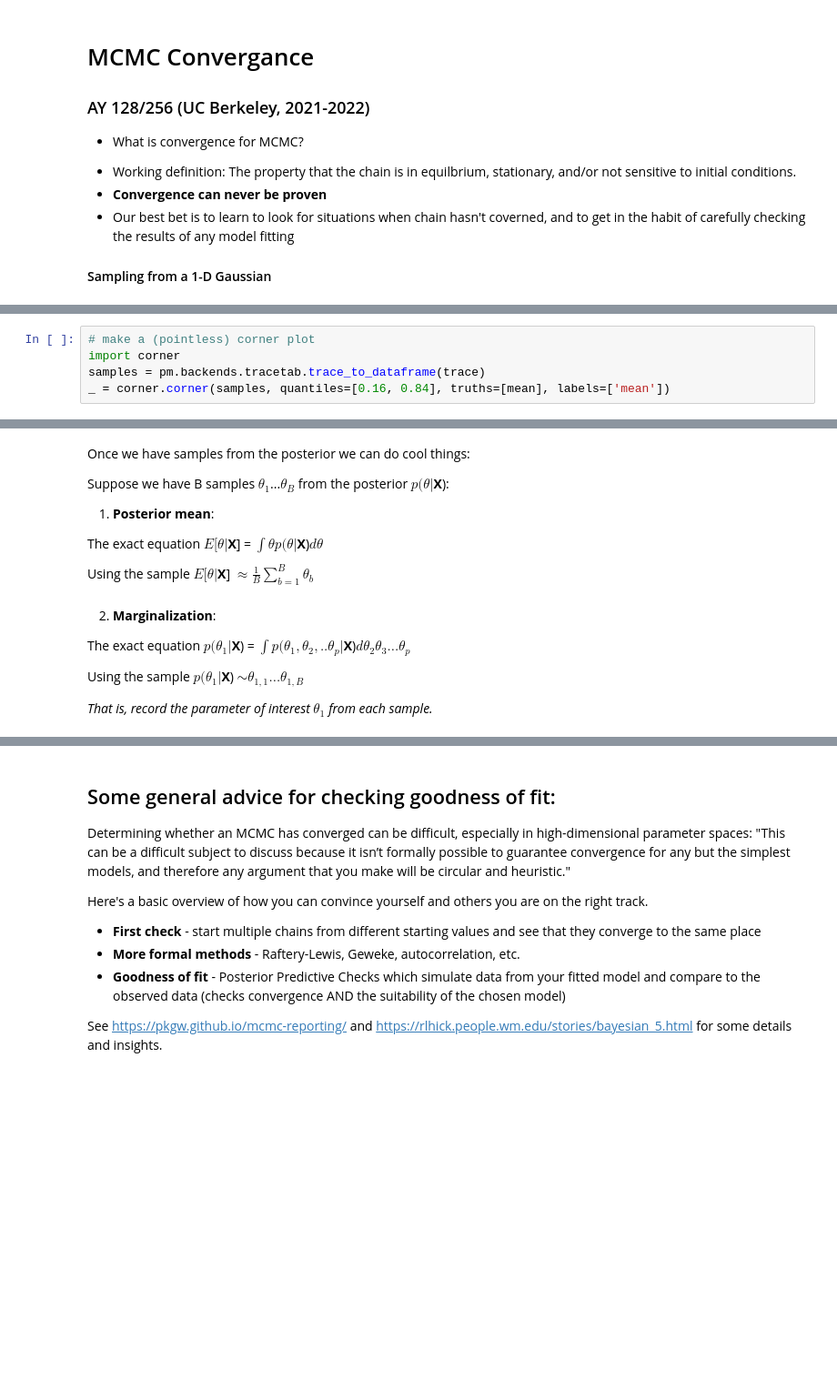
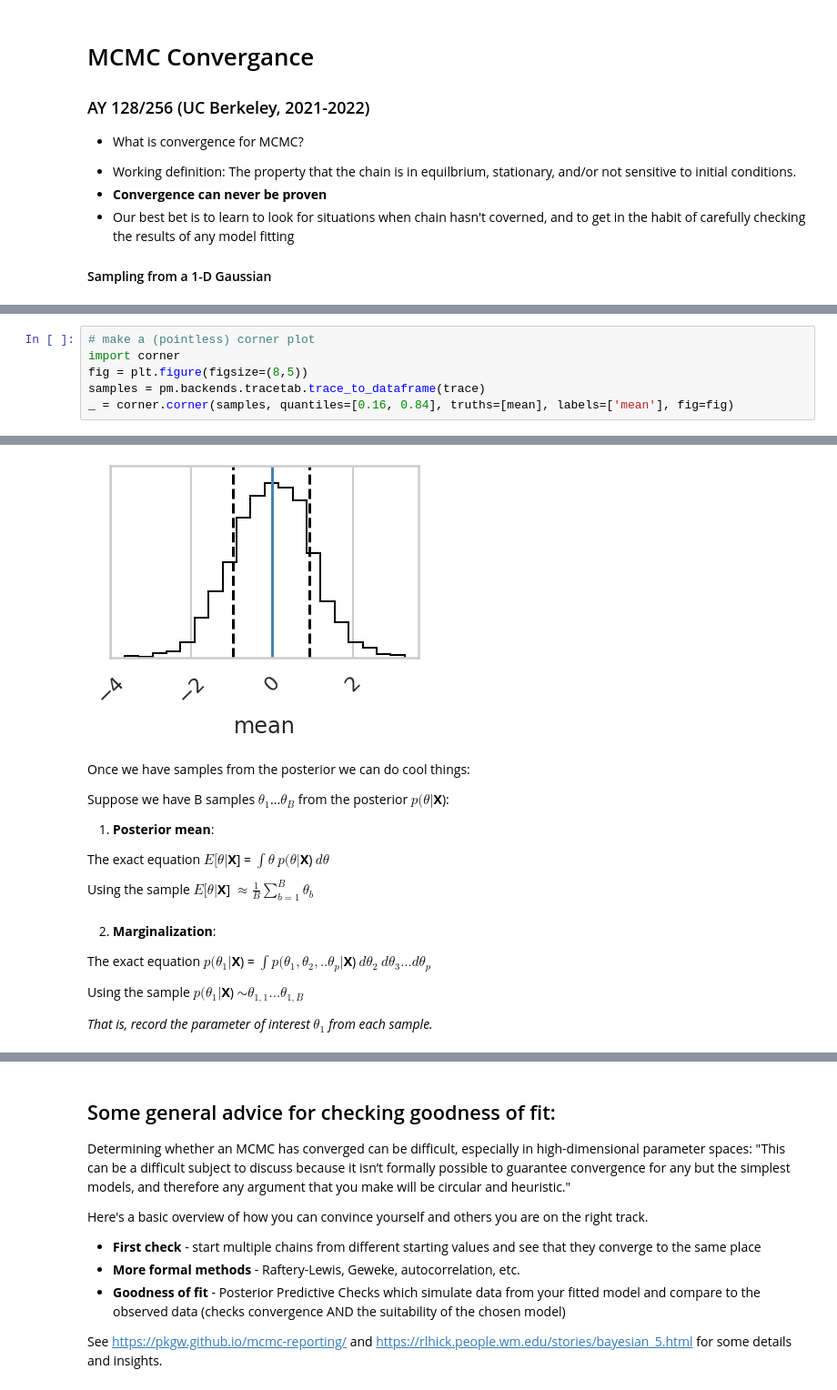
Before and after one commit to ucb-datalab/course_materials_2022, a Jupyter notebook: Lectures/Lecture03_extinction_MCMC/02_convergence.ipynb, the cells around one changed output, grey strips where cells are left out. Shown at 91% size. Saved outputs shown, nothing was run; the diff lists cells and outputs as text; blank space fills up the shorter version.

```diff
--- a/Lectures/Lecture03_extinction_MCMC/02_convergence.ipynb
+++ b/Lectures/Lecture03_extinction_MCMC/02_convergence.ipynb
@@ -56,6 +57,7 @@ with model:
 # %%
 # make a (pointless) corner plot
 import corner
+fig = plt.figure(figsize=(8,5))
 samples = pm.backends.tracetab.trace_to_dataframe(trace)
-_ = corner.corner(samples, quantiles=[0.16, 0.84], truths=[mean], labels=['mean'])
+_ = corner.corner(samples, quantiles=[0.16, 0.84], truths=[mean], labels=['mean'], fig=fig)
 # %% [output]
@@ -63,3 +65,4 @@ AttributeError: module 'pymc.backends' has no attribute 'tracetab'
+[figure, added]
 # %% [markdown]
 Once we have samples from the posterior we can do cool things:
 
@@ -67,13 +70,13 @@ Suppose we have B samples $\theta_1$...$\theta_B$ from the posterior $p(\theta|$
 
 1) **Posterior mean**:
 
-The exact equation $E[\theta|$**X**] = $\int \theta p(\theta|$**X**)$d\theta$
+The exact equation $E[\theta|$**X**] = $\int \theta~ p(\theta|$**X**)$~d\theta$
 
 Using the sample $E[\theta|$**X**] $\approx \frac{1}{B} \sum_{b=1}^B \theta_b$
 # %% [markdown]
 2) **Marginalization**:
 
-The exact equation $p(\theta_1|$**X**) = $\int p(\theta_1,\theta_2,..\theta_p|$**X**)$d\theta_2\theta_3...\theta_p$
+The exact equation $p(\theta_1|$**X**) = $\int p(\theta_1,\theta_2,..\theta_p|$**X**)$~d\theta_2~d\theta_3...d\theta_p$
 
 Using the sample $p(\theta_1|$**X**) $\sim \theta_{1,1} ... \theta_{1,B}$
 
```
Also changed, not shown: parts of 11 cells of this notebook.
